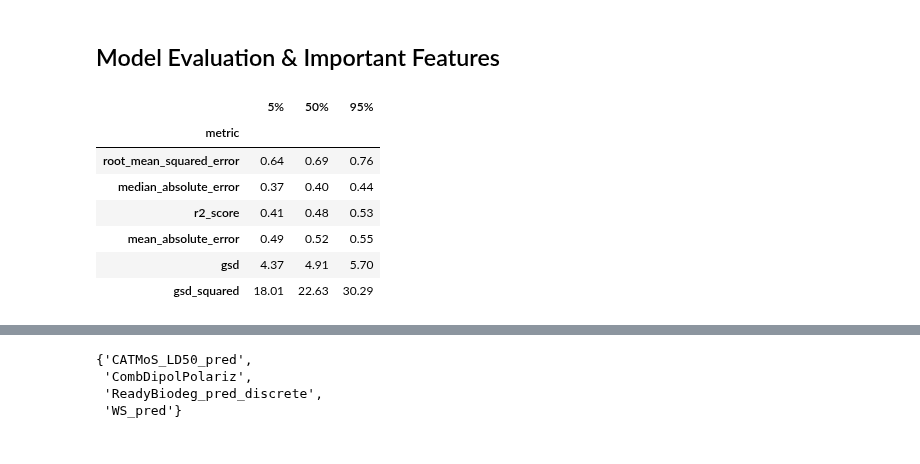
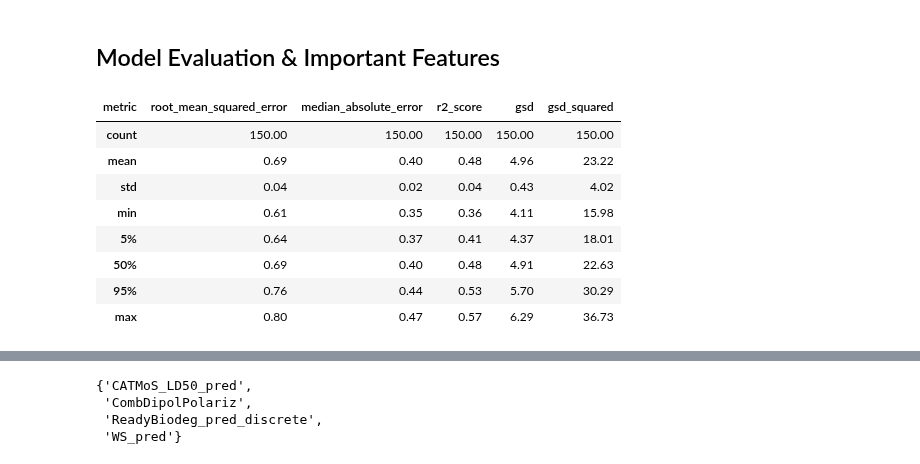
Before and after one commit to jkvasnicka/Two-Stage-ML-Oral-PODs, a Jupyter notebook: 4-Summarize-Results.ipynb, the cells around one changed output, grey strips where cells are left out. Cells and saved outputs as stored; diff of their text form; code cells hidden in the pictures.

```diff
--- a/4-Summarize-Results.ipynb
+++ b/4-Summarize-Results.ipynb
@@ -172,12 +146,17 @@ def describe_result(effect, result_type):
-# %%
-describe_result('general', 'performances')
-# %% [output]
-|  | 5% | 50% | 95% |
-| metric |  |  |  |
-| root_mean_squared_error | 0.64 | 0.69 | 0.76 |
-| median_absolute_error | 0.37 | 0.40 | 0.44 |
-| r2_score | 0.41 | 0.48 | 0.53 |
-| mean_absolute_error | 0.49 | 0.52 | 0.55 |
-| gsd | 4.37 | 4.91 | 5.70 |
-| gsd_squared | 18.01 | 22.63 | 30.29 |
+# %%
+results_analyzer.describe(
+    get_model_key('general'),
+    'performances',
+    percentiles=percentiles
+).round(2)
+# %% [output]
+| metric | root_mean_squared_error | median_absolute_error | r2_score | gsd | gsd_squared |
+| count | 150.00 | 150.00 | 150.00 | 150.00 | 150.00 |
+| mean | 0.69 | 0.40 | 0.48 | 4.96 | 23.22 |
+| std | 0.04 | 0.02 | 0.04 | 0.43 | 4.02 |
+| min | 0.61 | 0.35 | 0.36 | 4.11 | 15.98 |
+| 5% | 0.64 | 0.37 | 0.41 | 4.37 | 18.01 |
+| 50% | 0.69 | 0.40 | 0.48 | 4.91 | 22.63 |
+| 95% | 0.76 | 0.44 | 0.53 | 5.70 | 30.29 |
+| max | 0.80 | 0.47 | 0.57 | 6.29 | 36.73 |
 # %%
```
Also changed, not shown: parts of 3 cells of this notebook, 1 other file.
